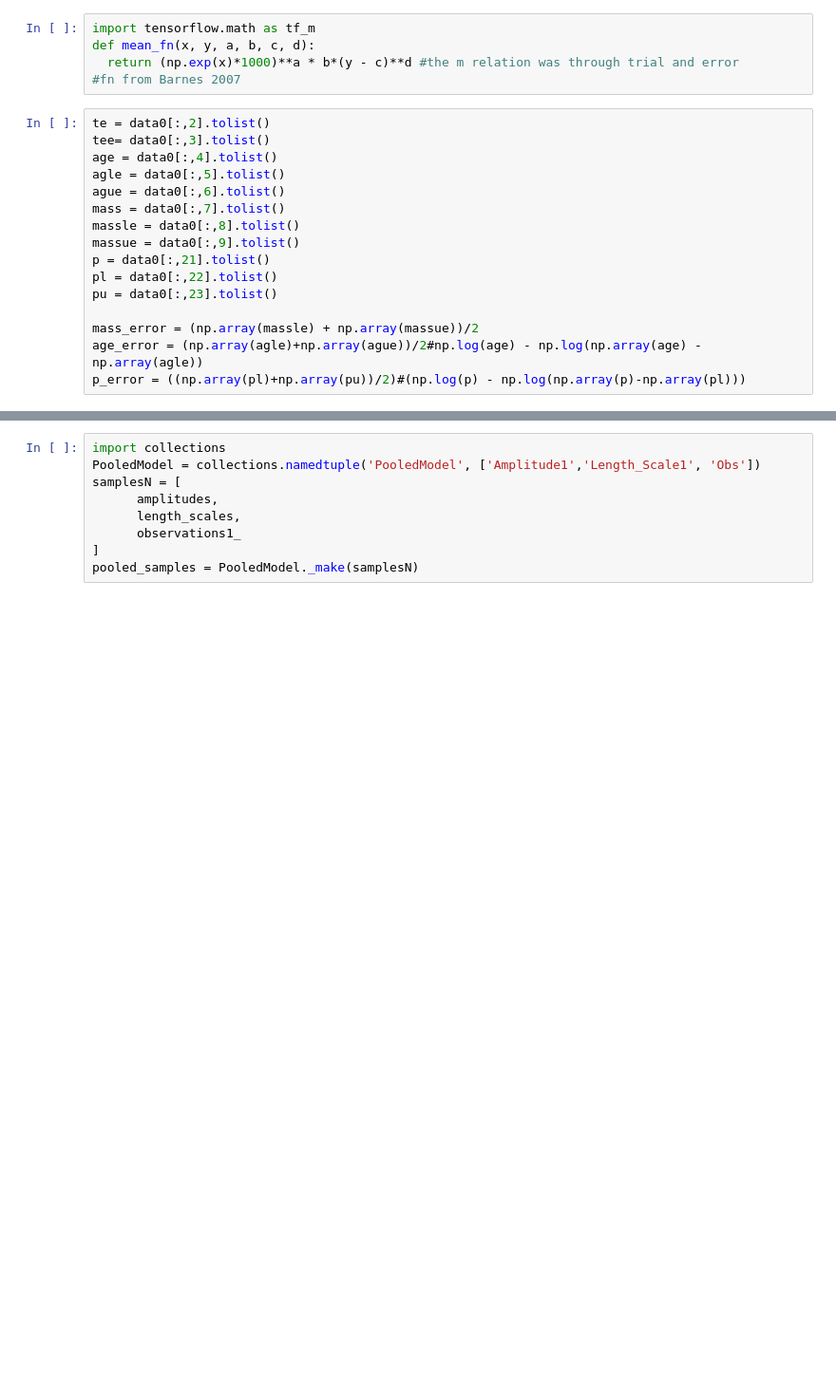
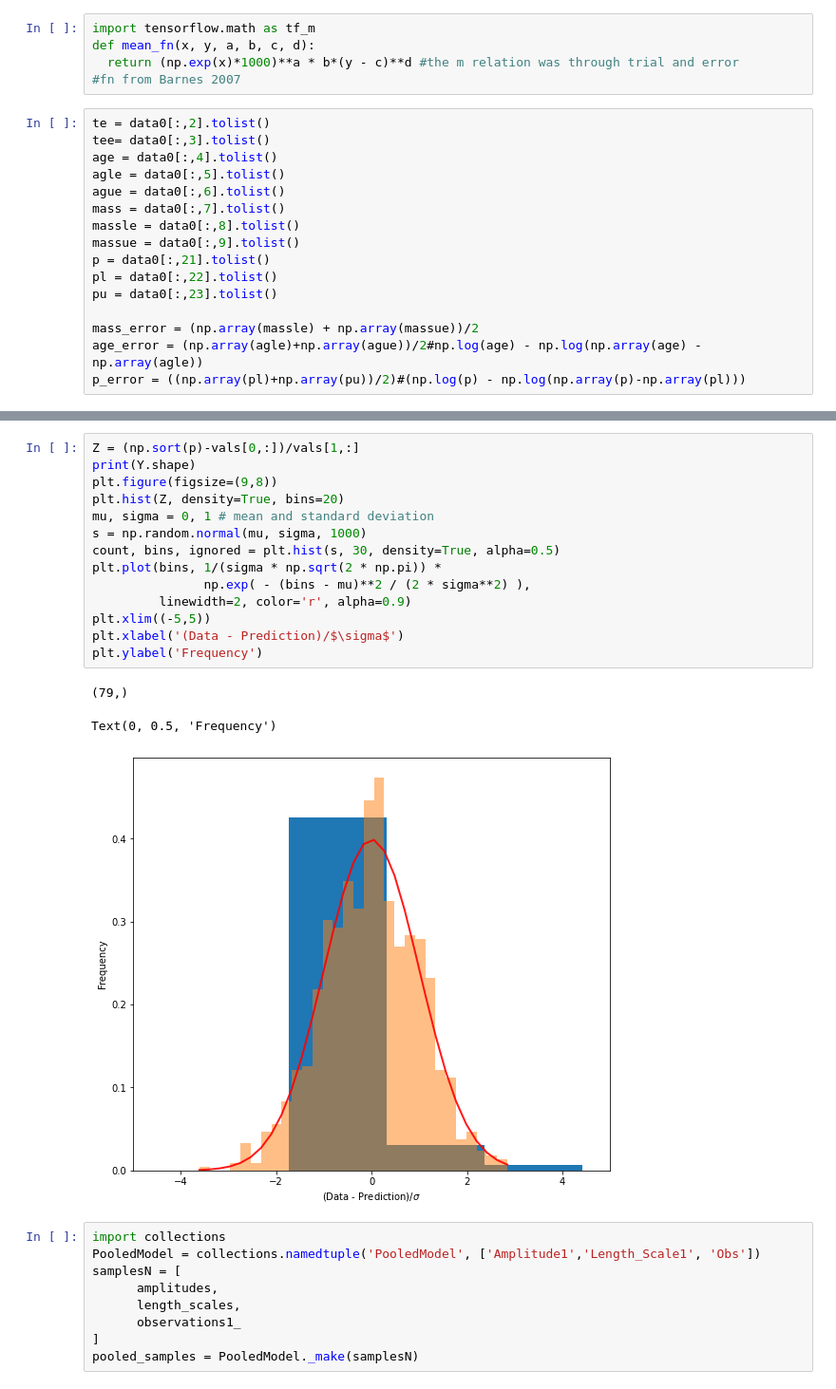
Before and after one commit to ni-phy/year4-project, a Jupyter notebook: Nikolas/gyrochronology/age_tfp_hmc.ipynb, the cells around one changed output, grey strips where cells are left out. Shown: that part at 95% size. Drawn from its saved outputs; the diff is of its cells as text; blank space fills up the shorter version.

```diff
--- a/Nikolas/gyrochronology/age_tfp_hmc.ipynb
+++ b/Nikolas/gyrochronology/age_tfp_hmc.ipynb
@@ -272,3 +288,21 @@ Text(0, 0.5, 'Frequency')
+# %%
+Z = (np.sort(p)-vals[0,:])/vals[1,:]
+print(Y.shape)
+plt.figure(figsize=(9,8))
+plt.hist(Z, density=True, bins=20)
+mu, sigma = 0, 1 # mean and standard deviation
+s = np.random.normal(mu, sigma, 1000)
+count, bins, ignored = plt.hist(s, 30, density=True, alpha=0.5)
+plt.plot(bins, 1/(sigma * np.sqrt(2 * np.pi)) *
+               np.exp( - (bins - mu)**2 / (2 * sigma**2) ),
+         linewidth=2, color='r', alpha=0.9)
+plt.xlim((-5,5))
+plt.xlabel('(Data - Prediction)/$\sigma$')
+plt.ylabel('Frequency')
+# %% [output]
+(79,)
+Text(0, 0.5, 'Frequency')
+[figure, added]
 # %%
 import collections
 PooledModel = collections.namedtuple('PooledModel', ['Amplitude1','Length_Scale1', 'Obs'])
```
Also changed, not shown: parts of 12 cells of this notebook.
